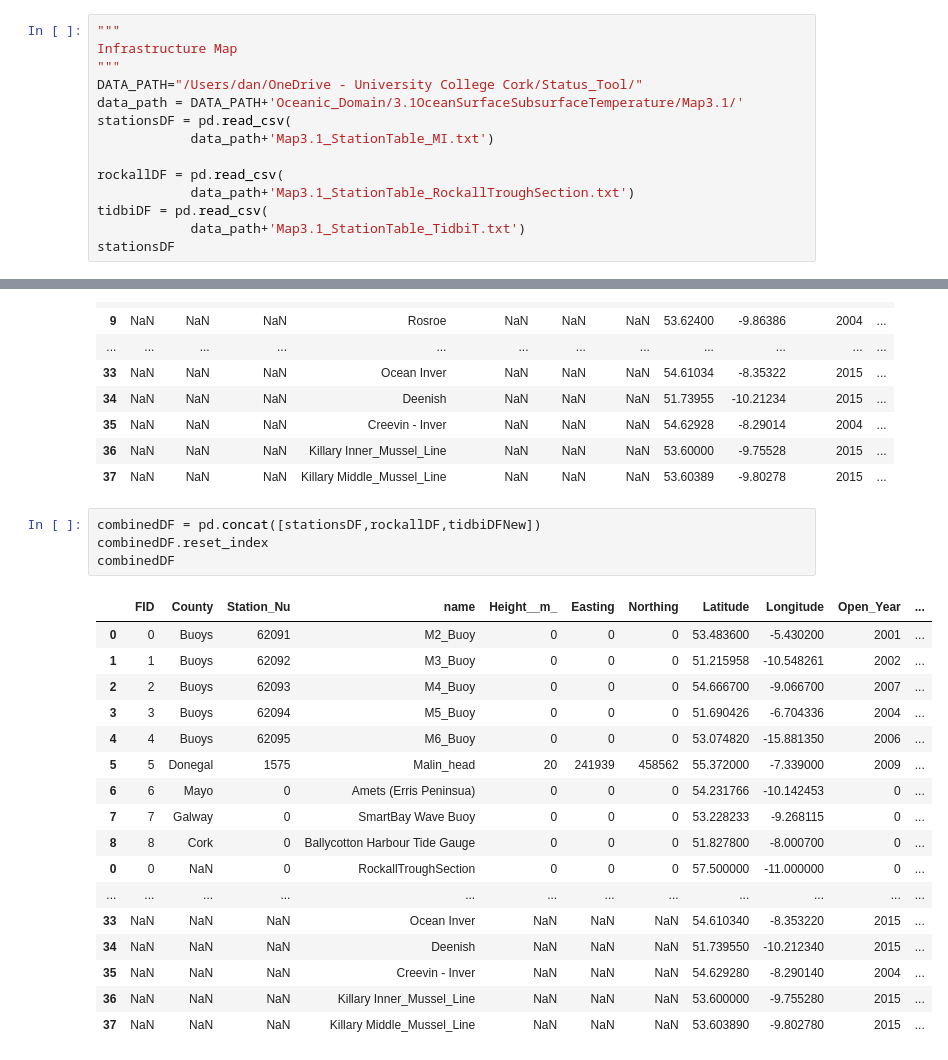
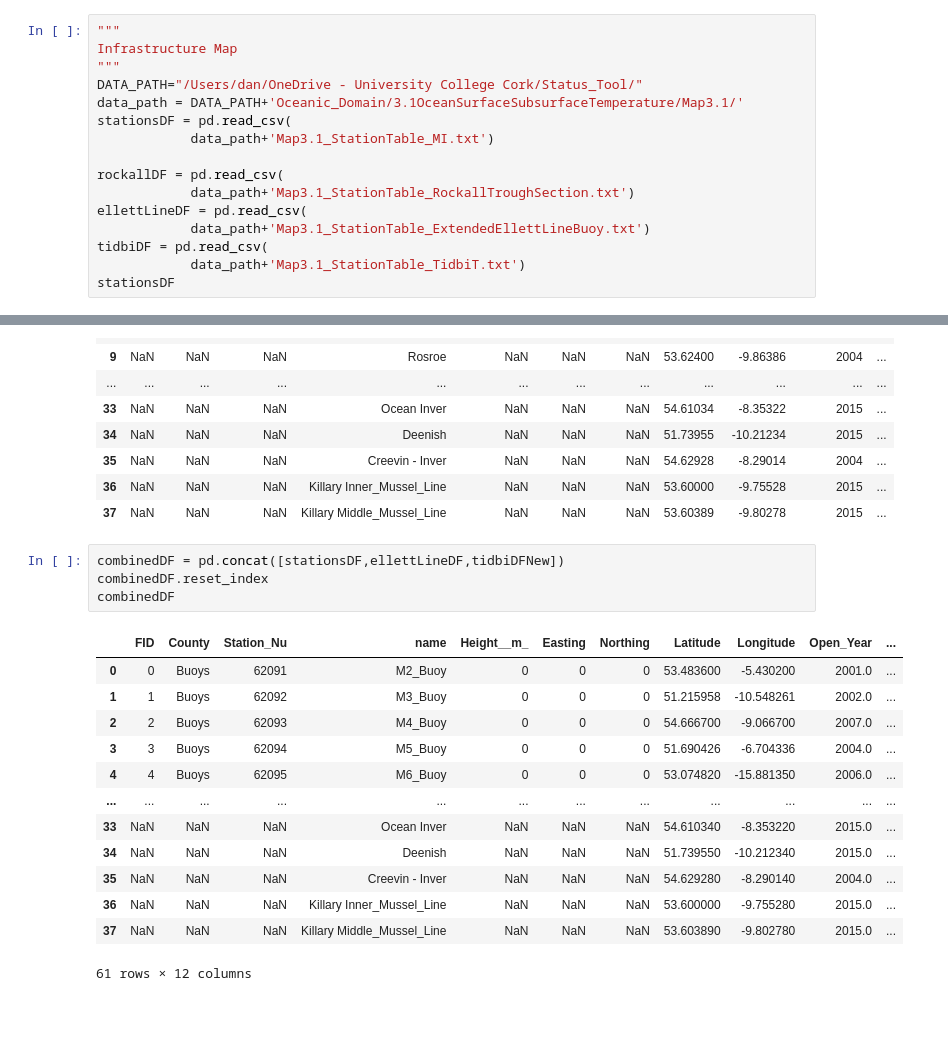
Before and after one commit to ClimateIreland/CI-Climate-Status-Tool, a Jupyter notebook: dash_app/notebooks/_3_1_SurfaceandSubsurfaceTemperature.ipynb, the cells around one changed output, grey strips where cells are left out. Saved outputs shown, nothing was run; the diff lists cells and outputs as text; blank space fills up the shorter version.

Commit message:
Include Ellett line subsurface temp map

```diff
--- a/dash_app/notebooks/_3_1_SurfaceandSubsurfaceTemperature.ipynb
+++ b/dash_app/notebooks/_3_1_SurfaceandSubsurfaceTemperature.ipynb
@@ -317,6 +317,8 @@ stationsDF = pd.read_csv(
 
 rockallDF = pd.read_csv(
             data_path+'Map3.1_StationTable_RockallTroughSection.txt')
+ellettLineDF = pd.read_csv(
+            data_path+'Map3.1_StationTable_ExtendedEllettLineBuoy.txt')
 tidbiDF = pd.read_csv(
             data_path+'Map3.1_StationTable_TidbiT.txt')
 stationsDF
@@ -372,24 +397,20 @@ tidbiDFNew
 | 36 | NaN | NaN | NaN | Killary Inner_Mussel_Line | NaN | NaN | NaN | 53.60000 | -9.75528 | 2015 | ... |
 | 37 | NaN | NaN | NaN | Killary Middle_Mussel_Line | NaN | NaN | NaN | 53.60389 | -9.80278 | 2015 | ... |
 # %%
-combinedDF = pd.concat([stationsDF,rockallDF,tidbiDFNew])
+combinedDF = pd.concat([stationsDF,ellettLineDF,tidbiDFNew])
 combinedDF.reset_index
 combinedDF
 # %% [output]
 |  | FID | County | Station_Nu | name | Height__m_ | Easting | Northing | Latitude | Longitude | Open_Year | ... |
-| 0 | 0 | Buoys | 62091 | M2_Buoy | 0 | 0 | 0 | 53.483600 | -5.430200 | 2001 | ... |
-| 1 | 1 | Buoys | 62092 | M3_Buoy | 0 | 0 | 0 | 51.215958 | -10.548261 | 2002 | ... |
-| 2 | 2 | Buoys | 62093 | M4_Buoy | 0 | 0 | 0 | 54.666700 | -9.066700 | 2007 | ... |
-| 3 | 3 | Buoys | 62094 | M5_Buoy | 0 | 0 | 0 | 51.690426 | -6.704336 | 2004 | ... |
-| 4 | 4 | Buoys | 62095 | M6_Buoy | 0 | 0 | 0 | 53.074820 | -15.881350 | 2006 | ... |
-| 5 | 5 | Donegal | 1575 | Malin_head | 20 | 241939 | 458562 | 55.372000 | -7.339000 | 2009 | ... |
-| 6 | 6 | Mayo | 0 | Amets (Erris Peninsua) | 0 | 0 | 0 | 54.231766 | -10.142453 | 0 | ... |
-| 7 | 7 | Galway | 0 | SmartBay Wave Buoy | 0 | 0 | 0 | 53.228233 | -9.268115 | 0 | ... |
-| 8 | 8 | Cork | 0 | Ballycotton Harbour Tide Gauge | 0 | 0 | 0 | 51.827800 | -8.000700 | 0 | ... |
-| 0 | 0 | NaN | 0 | RockallTroughSection | 0 | 0 | 0 | 57.500000 | -11.000000 | 0 | ... |
+| 0 | 0 | Buoys | 62091 | M2_Buoy | 0 | 0 | 0 | 53.483600 | -5.430200 | 2001.0 | ... |
+| 1 | 1 | Buoys | 62092 | M3_Buoy | 0 | 0 | 0 | 51.215958 | -10.548261 | 2002.0 | ... |
+| 2 | 2 | Buoys | 62093 | M4_Buoy | 0 | 0 | 0 | 54.666700 | -9.066700 | 2007.0 | ... |
+| 3 | 3 | Buoys | 62094 | M5_Buoy | 0 | 0 | 0 | 51.690426 | -6.704336 | 2004.0 | ... |
+| 4 | 4 | Buoys | 62095 | M6_Buoy | 0 | 0 | 0 | 53.074820 | -15.881350 | 2006.0 | ... |
 | ... | ... | ... | ... | ... | ... | ... | ... | ... | ... | ... | ... |
-| 33 | NaN | NaN | NaN | Ocean Inver | NaN | NaN | NaN | 54.610340 | -8.353220 | 2015 | ... |
-| 34 | NaN | NaN | NaN | Deenish | NaN | NaN | NaN | 51.739550 | -10.212340 | 2015 | ... |
-| 35 | NaN | NaN | NaN | Creevin - Inver | NaN | NaN | NaN | 54.629280 | -8.290140 | 2004 | ... |
-| 36 | NaN | NaN | NaN | Killary Inner_Mussel_Line | NaN | NaN | NaN | 53.600000 | -9.755280 | 2015 | ... |
-| 37 | NaN | NaN | NaN | Killary Middle_Mussel_Line | NaN | NaN | NaN | 53.603890 | -9.802780 | 2015 | ... |
+| 33 | NaN | NaN | NaN | Ocean Inver | NaN | NaN | NaN | 54.610340 | -8.353220 | 2015.0 | ... |
+| 34 | NaN | NaN | NaN | Deenish | NaN | NaN | NaN | 51.739550 | -10.212340 | 2015.0 | ... |
+| 35 | NaN | NaN | NaN | Creevin - Inver | NaN | NaN | NaN | 54.629280 | -8.290140 | 2004.0 | ... |
+| 36 | NaN | NaN | NaN | Killary Inner_Mussel_Line | NaN | NaN | NaN | 53.600000 | -9.755280 | 2015.0 | ... |
+| 37 | NaN | NaN | NaN | Killary Middle_Mussel_Line | NaN | NaN | NaN | 53.603890 | -9.802780 | 2015.0 | ... |
+61 rows × 12 columns
```
Also changed, not shown: parts of 4 cells of this notebook, 2 other files.
